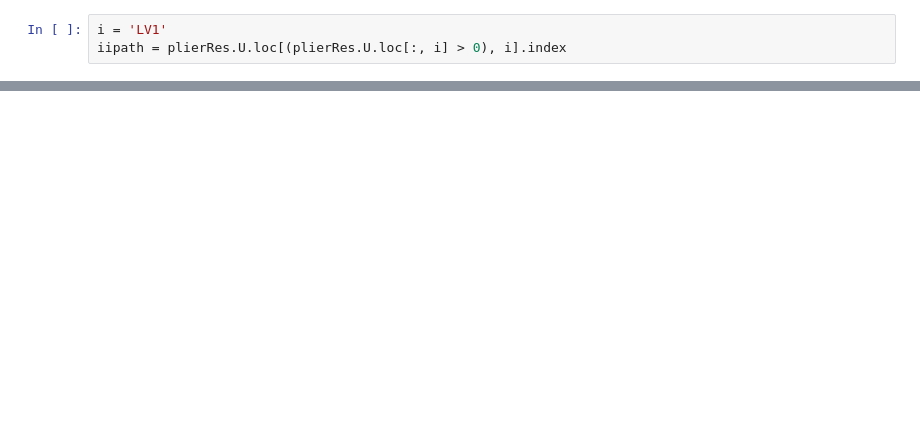
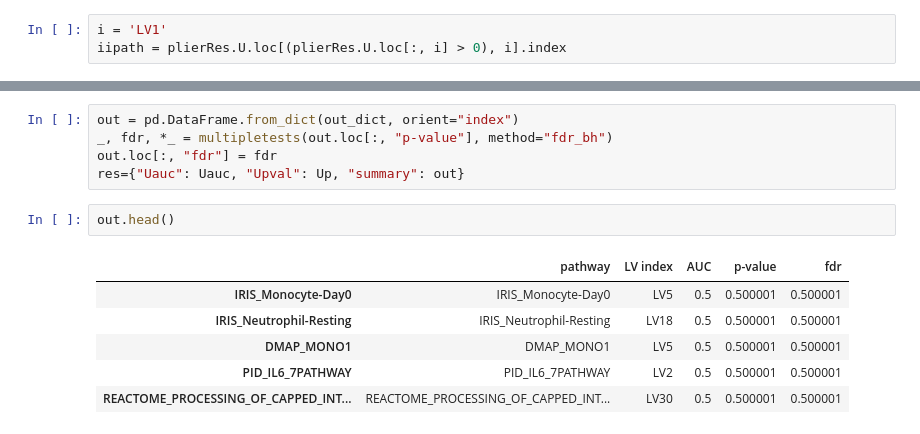
Before and after one commit to milescsmith/pyplier, a Jupyter notebook: transcoding_notebooks/crossVal_debugging.ipynb, the cells around one changed output, grey strips where cells are left out. Cells and saved outputs as stored; diff of their text form; blank space fills up the shorter version.

```diff
--- a/transcoding_notebooks/crossVal_debugging.ipynb
+++ b/transcoding_notebooks/crossVal_debugging.ipynb
@@ -172,0 +235,14 @@ IndentationError: unexpected indent (<string>, line 4)
+# %%
+out = pd.DataFrame.from_dict(out_dict, orient="index")
+_, fdr, *_ = multipletests(out.loc[:, "p-value"], method="fdr_bh")
+out.loc[:, "fdr"] = fdr
+res={"Uauc": Uauc, "Upval": Up, "summary": out}
+# %%
+out.head()
+# %% [output]
+|  | pathway | LV index | AUC | p-value | fdr |
+| IRIS_Monocyte-Day0 | IRIS_Monocyte-Day0 | LV5 | 0.5 | 0.500001 | 0.500001 |
+| IRIS_Neutrophil-Resting | IRIS_Neutrophil-Resting | LV18 | 0.5 | 0.500001 | 0.500001 |
+| DMAP_MONO1 | DMAP_MONO1 | LV5 | 0.5 | 0.500001 | 0.500001 |
+| PID_IL6_7PATHWAY | PID_IL6_7PATHWAY | LV2 | 0.5 | 0.500001 | 0.500001 |
+| REACTOME_PROCESSING_OF_CAPPED_INT... | REACTOME_PROCESSING_OF_CAPPED_INT... | LV30 | 0.5 | 0.500001 | 0.500001 |
```
Also changed, not shown: parts of 31 cells of this notebook, 20 other files.
